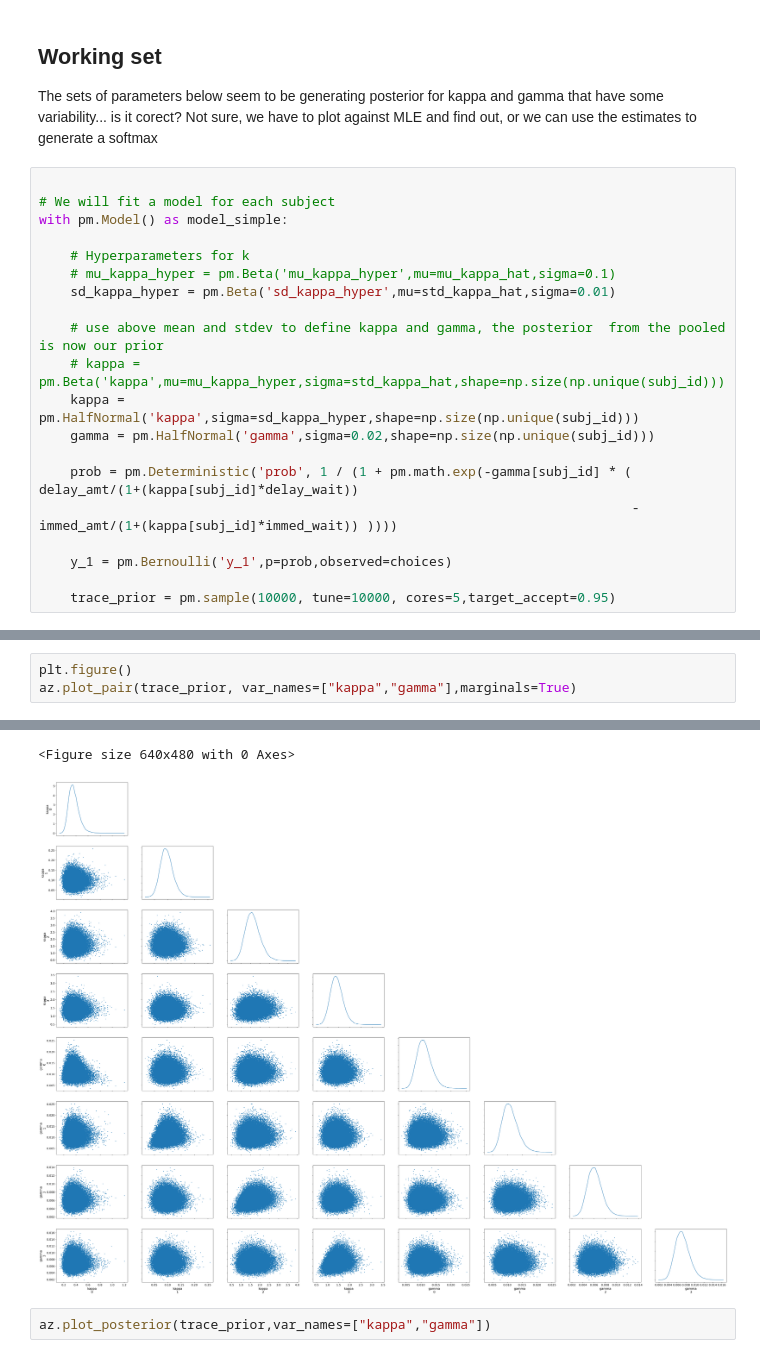
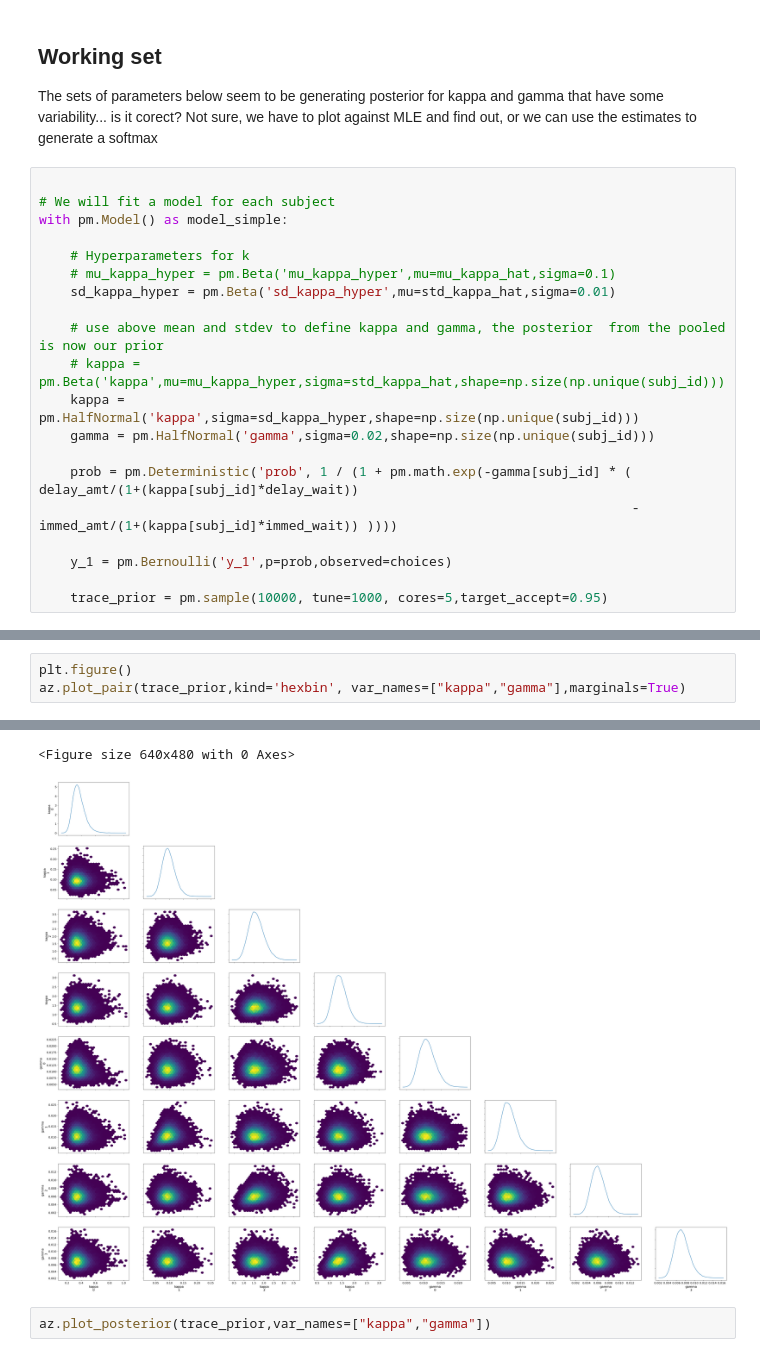
Before and after one commit to CDN-Lab/DDT, a Jupyter notebook: BH_Modeling_DDT.ipynb, the cells around one changed output, grey strips where cells are left out. Saved outputs shown, nothing was run; the diff lists cells and outputs as text.

Commit message:
changed plot style

```diff
--- a/BH_Modeling_DDT.ipynb
+++ b/BH_Modeling_DDT.ipynb
@@ -110,7 +110,7 @@ with pm.Model() as model_simple:
 
     y_1 = pm.Bernoulli('y_1',p=prob,observed=choices)
 
-    trace_prior = pm.sample(10000, tune=10000, cores=5,target_accept=0.95)
+    trace_prior = pm.sample(10000, tune=1000, cores=5,target_accept=0.95)
 # %% [output]
 Auto-assigning NUTS sampler...
 Initializing NUTS using jitter+adapt_diag...
@@ -137,28 +137,28 @@ Saving to : csv/simple_BH_model_working_set.csv
 # %%
 plt.figure()
-az.plot_pair(trace_prior, var_names=["kappa","gamma"],marginals=True)
+az.plot_pair(trace_prior,kind='hexbin', var_names=["kappa","gamma"],marginals=True)
 # %% [output]
 array([[<Axes: ylabel='kappa\n0'>, <Axes: >, <Axes: >, <Axes: >,
         <Axes: >, <Axes: >, <Axes: >, <Axes: >],
        [<Axes: ylabel='kappa\n1'>, <Axes: >, <Axes: >, <Axes: >,
         <Axes: >, <Axes: >, <Axes: >, <Axes: >],
        [<Axes: ylabel='kappa\n2'>, <Axes: >, <Axes: >, <Axes: >,
         <Axes: >, <Axes: >, <Axes: >, <Axes: >],
        [<Axes: ylabel='kappa\n3'>, <Axes: >, <Axes: >, <Axes: >,
         <Axes: >, <Axes: >, <Axes: >, <Axes: >],
        [<Axes: ylabel='gamma\n0'>, <Axes: >, <Axes: >, <Axes: >,
         <Axes: >, <Axes: >, <Axes: >, <Axes: >],
        [<Axes: ylabel='gamma\n1'>, <Axes: >, <Axes: >, <Axes: >,
         <Axes: >, <Axes: >, <Axes: >, <Axes: >],
        [<Axes: ylabel='gamma\n2'>, <Axes: >, <Axes: >, <Axes: >,
         <Axes: >, <Axes: >, <Axes: >, <Axes: >],
        [<Axes: xlabel='kappa\n0', ylabel='gamma\n3'>,
         <Axes: xlabel='kappa\n1'>, <Axes: xlabel='kappa\n2'>,
         <Axes: xlabel='kappa\n3'>, <Axes: xlabel='gamma\n0'>,
         <Axes: xlabel='gamma\n1'>, <Axes: xlabel='gamma\n2'>,
         <Axes: xlabel='gamma\n3'>]], dtype=object)
 <Figure size 640x480 with 0 Axes>
-[figure, old version]
+[figure, new version]
 # %%
 az.plot_posterior(trace_prior,var_names=["kappa","gamma"])
 # %% [output]
```
Also changed, not shown: parts of 2 cells of this notebook, 1 other file.
